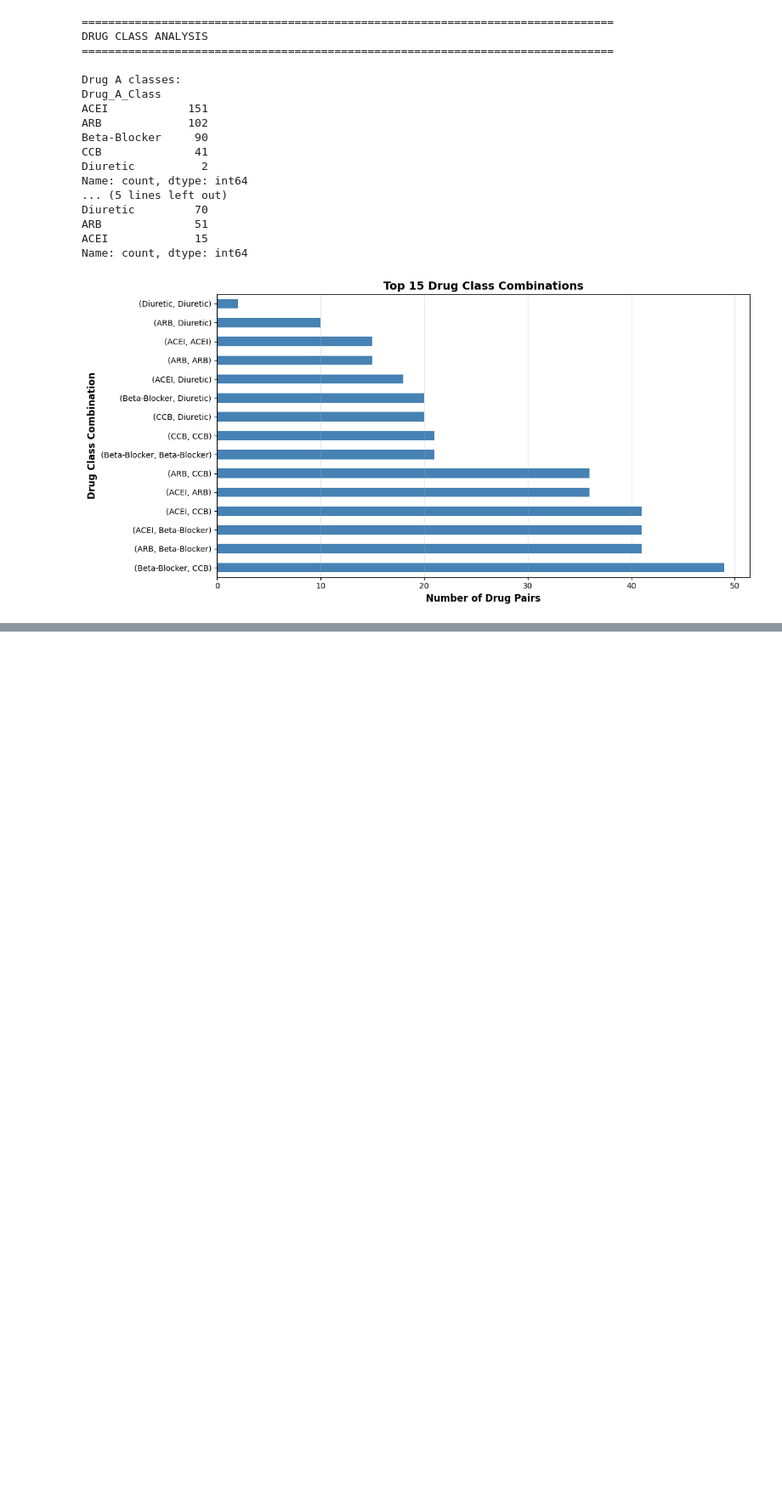
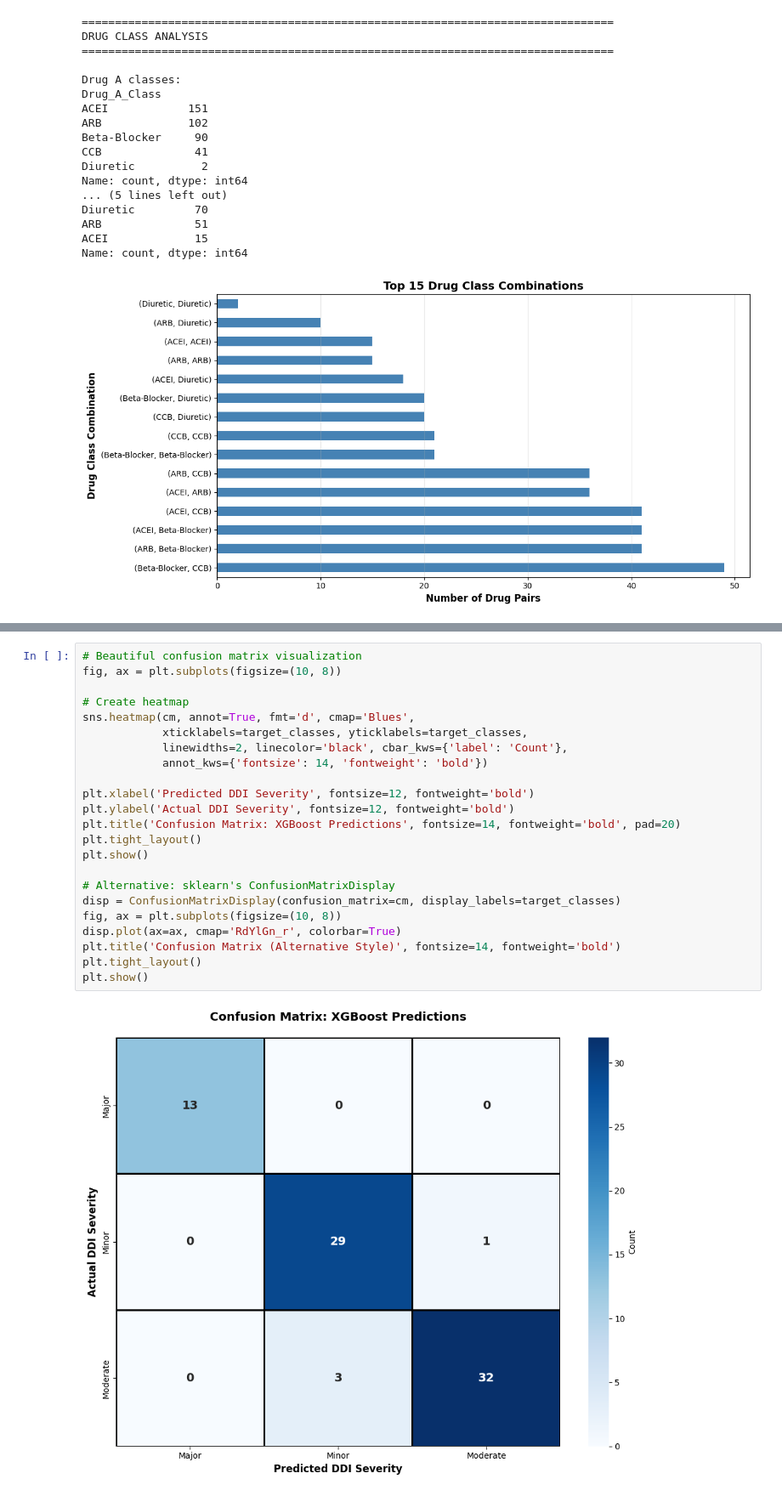
Before and after one commit to JohnnyRobs19/FYP-Hypertension-DDI-Detection, a Jupyter notebook: XGBoost_DDI_Analysis_and_Training.ipynb, the cells around one changed output, grey strips where cells are left out. Shown at 85% size. Saved outputs shown, nothing was run; the diff lists cells and outputs as text; blank space fills up the shorter version.

```diff
--- a/XGBoost_DDI_Analysis_and_Training.ipynb
+++ b/XGBoost_DDI_Analysis_and_Training.ipynb
@@ -1127,0 +787,25 @@ COMPARATIVE ANALYSIS
+# %%
+# Beautiful confusion matrix visualization
+fig, ax = plt.subplots(figsize=(10, 8))
+
+# Create heatmap
+sns.heatmap(cm, annot=True, fmt='d', cmap='Blues',
+            xticklabels=target_classes, yticklabels=target_classes,
+            linewidths=2, linecolor='black', cbar_kws={'label': 'Count'},
+            annot_kws={'fontsize': 14, 'fontweight': 'bold'})
+
+plt.xlabel('Predicted DDI Severity', fontsize=12, fontweight='bold')
+plt.ylabel('Actual DDI Severity', fontsize=12, fontweight='bold')
+plt.title('Confusion Matrix: XGBoost Predictions', fontsize=14, fontweight='bold', pad=20)
+plt.tight_layout()
+plt.show()
+
+# Alternative: sklearn's ConfusionMatrixDisplay
+disp = ConfusionMatrixDisplay(confusion_matrix=cm, display_labels=target_classes)
+fig, ax = plt.subplots(figsize=(10, 8))
+disp.plot(ax=ax, cmap='RdYlGn_r', colorbar=True)
+plt.title('Confusion Matrix (Alternative Style)', fontsize=14, fontweight='bold')
+plt.tight_layout()
+plt.show()
+# %% [output]
+[figure, added]
```
Also changed, not shown: parts of 74 cells of this notebook.
